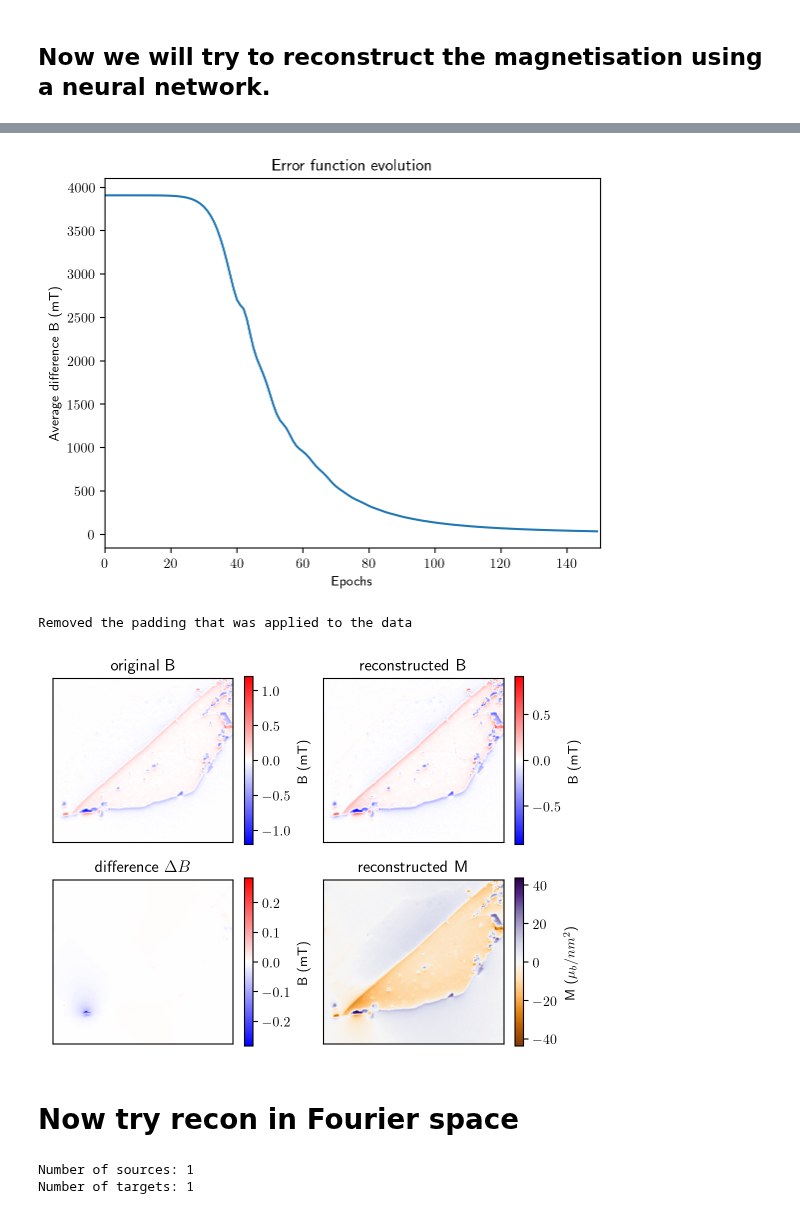
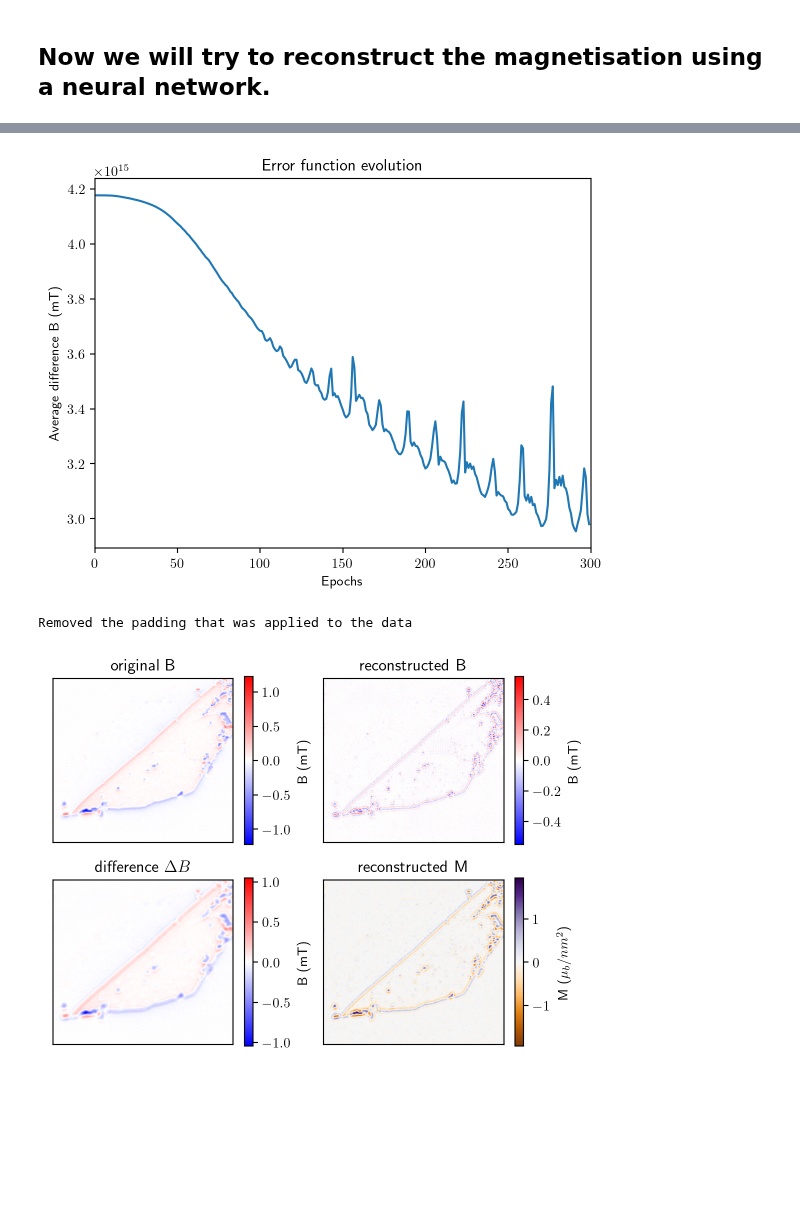
Before and after one commit to DavidBroadway/magrec, a Jupyter notebook: magrec/notebooks/test M recon FCNN.ipynb, the cells around one changed output, grey strips where cells are left out. Drawn from its saved outputs; the diff is of its cells as text; code cells hidden in the pictures; blank space fills up the shorter version.

```diff
--- a/magrec/notebooks/test M recon FCNN.ipynb
+++ b/magrec/notebooks/test M recon FCNN.ipynb
@@ -76,7 +76,12 @@ from magrec.models.UniformMagnetisation import UniformMagnetisation
 dataset4 = copy.deepcopy(dataset)
 dataset4.target = dataset4.target
 
-Model = UniformMagnetisation(dataset4, "MSE", m_theta = 0, m_phi = 0, )
-FittingMethod = FCNN(Model, dataset4)
-FittingMethod.prepare_fit()
+Model = UniformMagnetisation(dataset4,
+                             loss_type = "MSE",
+                             scaling_factor = 1e12,
+                             m_theta = 0,
+                             m_phi = 0,
+                             source_weight = None,
+                             loss_weight = None,  )
+FittingMethod = FCNN(Model)
 # %% [output]
@@ -88,3 +91,3 @@ TypeError: '<=' not supported between instances of 'float' and 'Data'
 # %%
-FittingMethod.fit(n_epochs=150)
+FittingMethod.fit(n_epochs=300)
 # %% [output]
@@ -106,26 +106,10 @@ epoch   141 | loss on last mini-batch:  4.15e+01
 # %%
 FittingMethod.plot_loss()
 # %% [output]
-[figure, old version]
+[figure, new version]
 # %%
-FittingMethod.extract_results()
+# FittingMethod.extract_results()
 FittingMethod.plot_results()
 # %% [output]
 Removed the padding that was applied to the data
-[figure, old version]
+[figure, new version]
-# %% [markdown]
-# Now try recon in Fourier space
-# %%
-from magrec.method.FCNN import FCNN
-from magrec.models.UniformMxyFspace import UniformMxyFspace as Mrecon
-
-dataset5 = copy.deepcopy(dataset)
-dataset5.target = dataset5.target
-
-Model = Mrecon(dataset5, "MSE", m_theta = 0, m_phi = 0)
-
-FittingMethod = FCNN(Model, dataset5)
-FittingMethod.prepare_fit()
-# %% [output]
-Number of sources: 1
-Number of targets: 1
```
Also changed, not shown: parts of 7 cells of this notebook, 10 other files.
